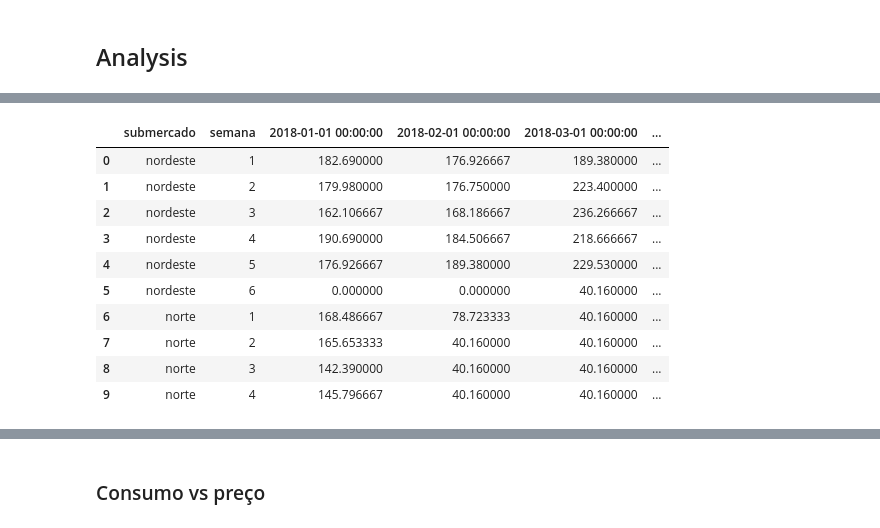
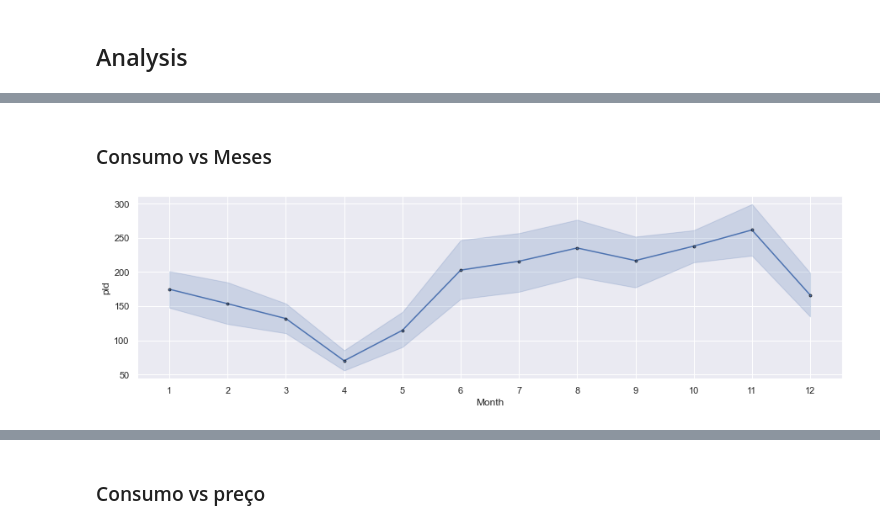
Before and after one commit to rocabrera/python-learning, a Jupyter notebook: advanced/pandas/projeto_energia/example_project.ipynb, the cells around one changed output, grey strips where cells are left out. Saved outputs shown, nothing was run; the diff lists cells and outputs as text; code cells hidden in the pictures.

```diff
--- a/advanced/pandas/projeto_energia/example_project.ipynb
+++ b/advanced/pandas/projeto_energia/example_project.ipynb
@@ -3,4 +3,11 @@ import json
 import pandas as pd
 import numpy as np
 
+import seaborn as sns
+sns.set_theme(style="darkgrid")
+color1 = "ch:rot=-.25,hue=1,light=.75"
+color2 = "colorblind"
+
+import matplotlib.pyplot as plt
+
 from functions import infopld_normalize, word_normalize, preprocessing_submercado
@@ -57,14 +79,18 @@ infopld20_clean = infopld_normalize(infopld_2020_df)
-# %%
-infopld18_clean.head(10)
-# %% [output]
-|  | submercado | semana | 2018-01-01 00:00:00 | 2018-02-01 00:00:00 | 2018-03-01 00:00:00 | ... |
-| 0 | nordeste | 1 | 182.690000 | 176.926667 | 189.380000 | ... |
-| 1 | nordeste | 2 | 179.980000 | 176.750000 | 223.400000 | ... |
-| 2 | nordeste | 3 | 162.106667 | 168.186667 | 236.266667 | ... |
-| 3 | nordeste | 4 | 190.690000 | 184.506667 | 218.666667 | ... |
-| 4 | nordeste | 5 | 176.926667 | 189.380000 | 229.530000 | ... |
-| 5 | nordeste | 6 | 0.000000 | 0.000000 | 40.160000 | ... |
-| 6 | norte | 1 | 168.486667 | 78.723333 | 40.160000 | ... |
-| 7 | norte | 2 | 165.653333 | 40.160000 | 40.160000 | ... |
-| 8 | norte | 3 | 142.390000 | 40.160000 | 40.160000 | ... |
-| 9 | norte | 4 | 145.796667 | 40.160000 | 40.160000 | ... |
+# %%
+aux1 = infopld18_clean.melt(id_vars = ['submercado','semana'] ,var_name='data', value_name='pld')
+aux2 = infopld19_clean.melt(id_vars = ['submercado','semana'] ,var_name='data', value_name='pld')
+aux3 = infopld20_clean.melt(id_vars = ['submercado','semana'] ,var_name='data', value_name='pld')
+# %%
+weekly_df = pd.concat([aux1, aux2, aux3],ignore_index=True)
+# %%
+weekly_df[["Year", "Month"]] = weekly_df.apply(lambda x: (x['data'].year, x['data'].month), axis = 1, result_type='expand')
+weekly_df["Month"] = weekly_df["Month"].astype(str)
+weekly_df["Year"] = weekly_df["Year"].astype(str)
+# %% [markdown]
+### Consumo vs Meses
+# %%
+fig = plt.figure(figsize=(15,4))
+sns.lineplot(x="Month", y="pld", data=weekly_df, palette=color2, marker='o', markersize=3, mec='k', lw=1.5)
+plt.show()
+# %% [output]
+[figure, added]
```
Also changed, not shown: parts of 21 cells of this notebook.
